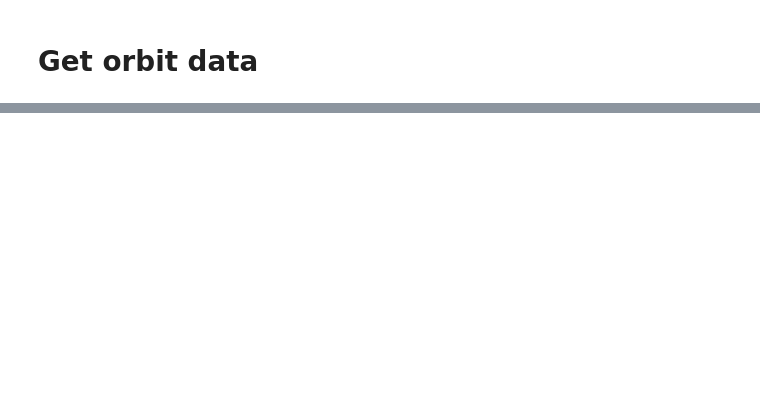
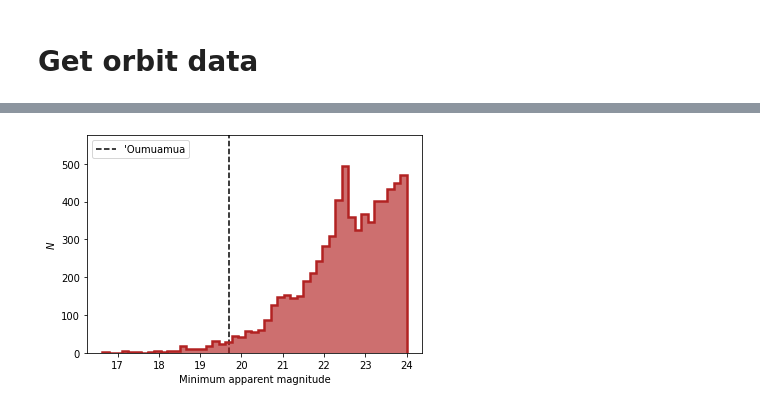
Before and after one commit to djhoover717/ISOAnalysis, a Jupyter notebook: iso_analysis_v4.ipynb, the cells around one changed output, grey strips where cells are left out. Cells and saved outputs as stored; diff of their text form; code cells hidden in the pictures; blank space fills up the shorter version.

```diff
--- a/iso_analysis_v4.ipynb
+++ b/iso_analysis_v4.ipynb
@@ -118,0 +71,20 @@ plot_hist(orbits['e'], label=r'$e$', name='e_hist', c='steelblue', \
+# %%
+min_mag = np.min(orbits['mag'], axis=1)
+
+plt.hist(min_mag, bins='auto', color='firebrick', alpha=0.65)
+plt.hist(min_mag, bins='auto', edgecolor='firebrick', fill=None, \
+        lw=2.5, histtype='step')
+
+plt.vlines(19.7, 0, 600, label="'Oumuamua", linestyles='dashed', \
+          colors='black', zorder=1)
+
+plt.xlabel('Minimum apparent magnitude')
+plt.ylabel(r'$N$')
+plt.ylim(0, 575)
+
+plt.legend(loc='upper left')
+plt.savefig('figures/min_mag_hist.pdf', bbox_inches='tight', \
+                    dpi=250)
+plt.show()
+# %% [output]
+[figure, added]
```
Also changed, not shown: parts of 11 cells of this notebook, 1 other file.
